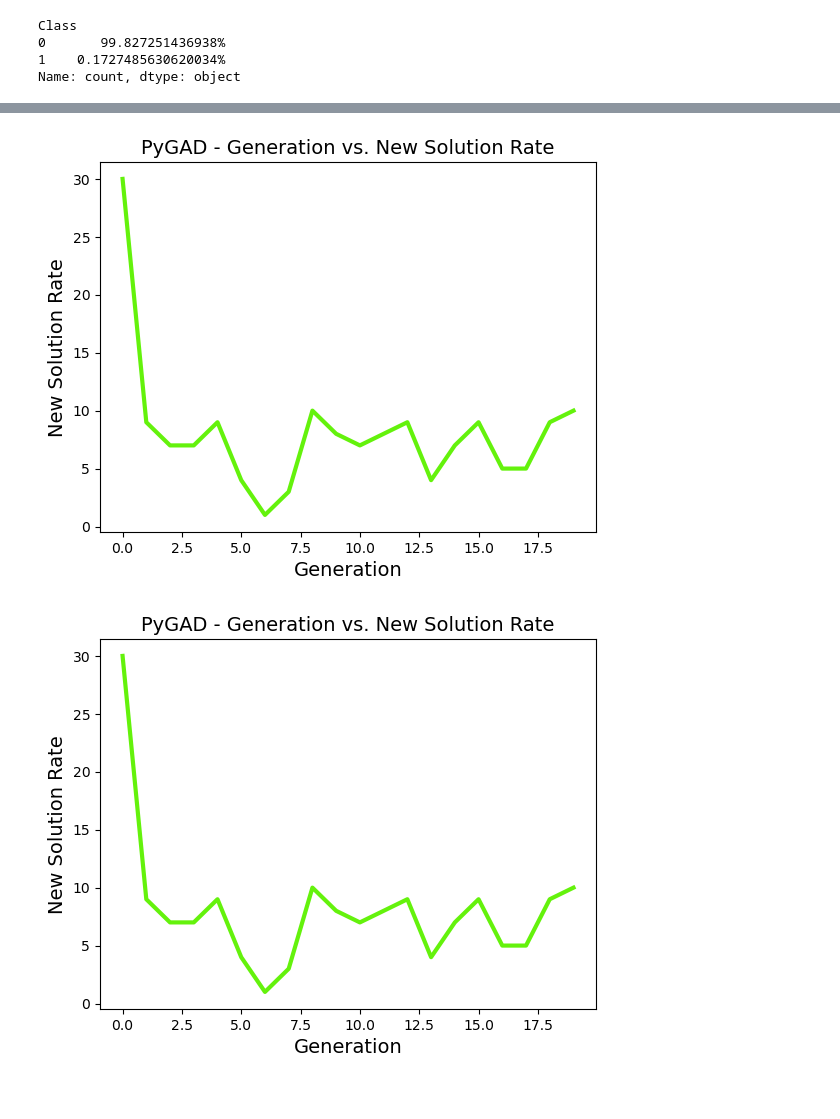
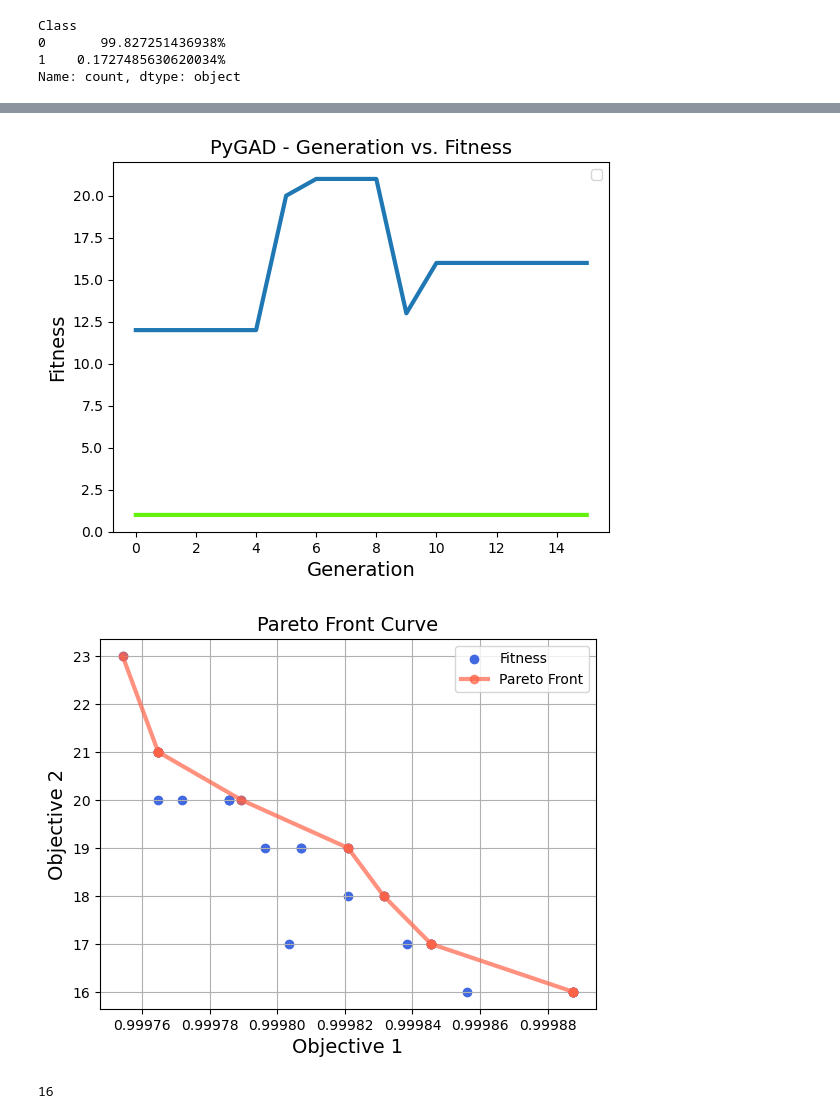
Before and after one commit to juanlt9905/proyectoTesis, a Jupyter notebook: algoritmos_geneticos/seleccion_caracteristicas_con_GA_1.ipynb, the cells around one changed output, grey strips where cells are left out. Drawn from its saved outputs; the diff is of its cells as text; code cells hidden in the pictures.

```diff
--- a/algoritmos_geneticos/seleccion_caracteristicas_con_GA_1.ipynb
+++ b/algoritmos_geneticos/seleccion_caracteristicas_con_GA_1.ipynb
@@ -240,5 +290,16 @@ plt.savefig('fitness_distribution.png')
 # %%
-ga_instance.plot_new_solution_rate()
+busqueda1 = pygad.load("/home/juan/proyectoTesis/algoritmos_geneticos/NSGA2-cfraude-creditos-v1")
-# %% [output]
-[figure, removed]
-[figure, removed]
+# %%
+busqueda1.plot_fitness();
+# %% [output]
+[figure, added]
+# %%
+busqueda1.plot_pareto_front_curve();
+# %% [output]
+[figure, added]
+# %%
+valores_fitness = busqueda1.last_generation_fitness
+
+len(np.unique(valores_fitness, axis=0))
+# %% [output]
+16
```
Also changed, not shown: parts of 9 cells of this notebook, 4 other files.
